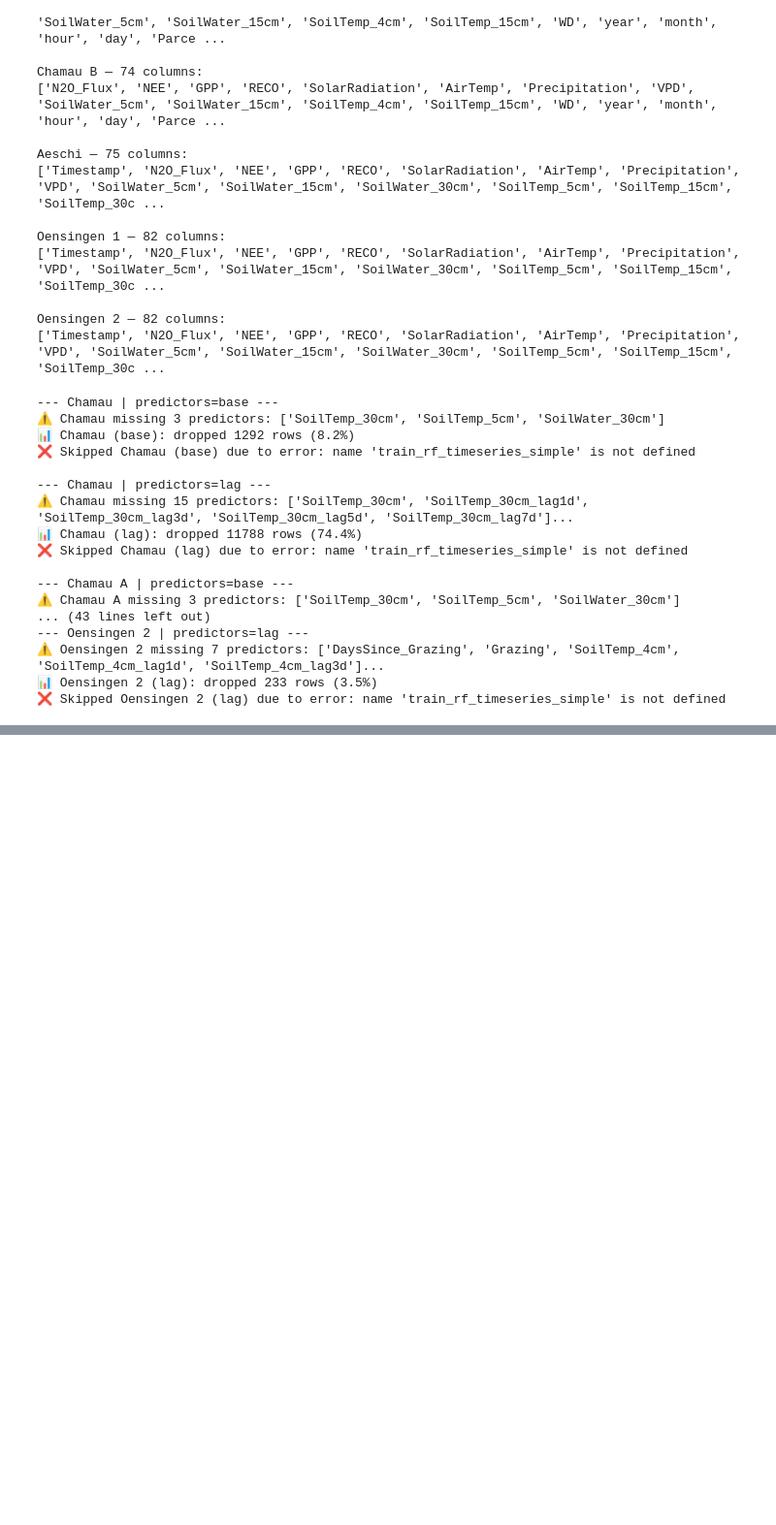
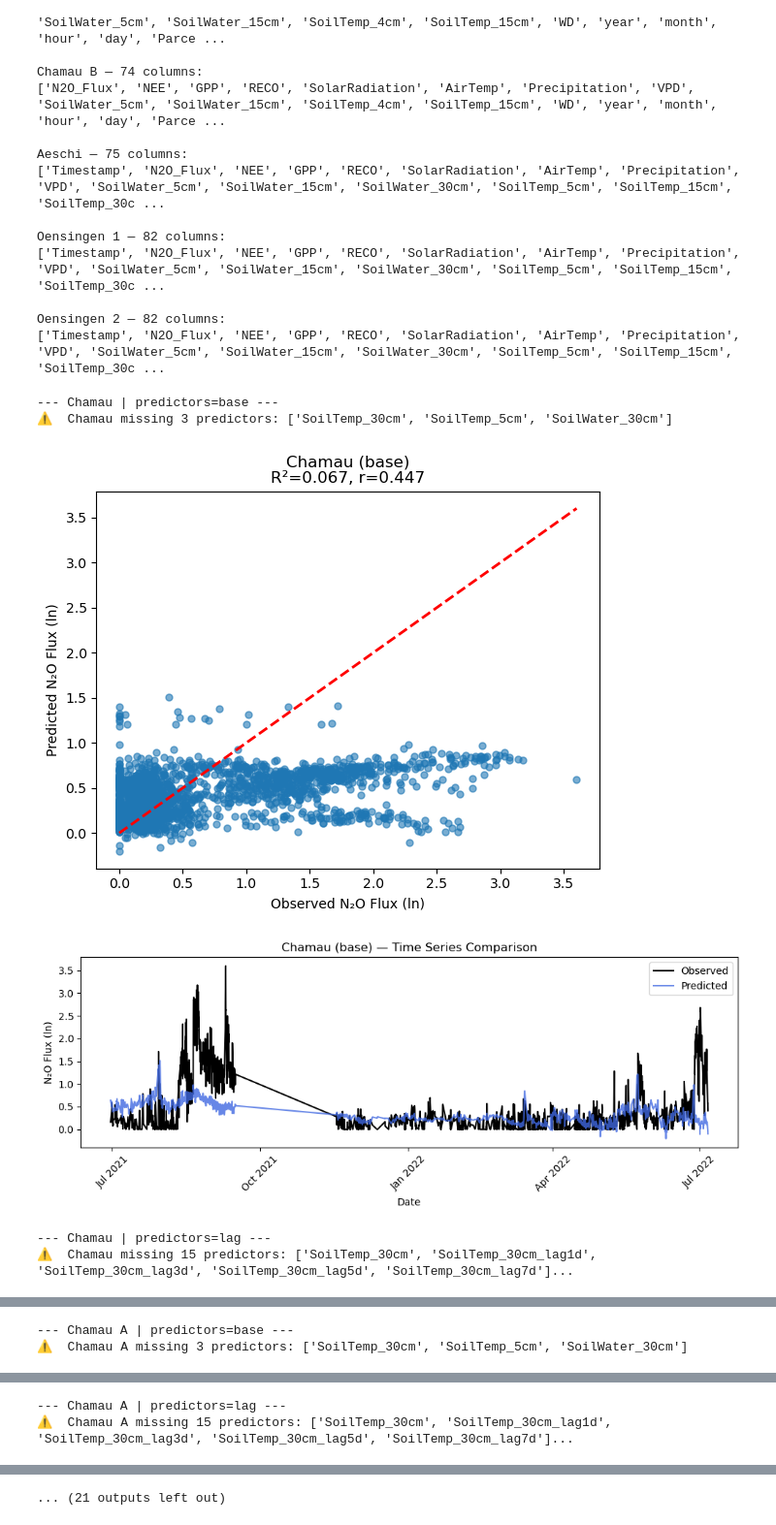
Before and after one commit to AndreasHiropedi/N2O_Emissions_Prediction, a Jupyter notebook: baseline_experiments/ElasticNet_experiments.ipynb, the cells around one changed output, grey strips where cells are left out. Shown at 97% size. Saved outputs shown, nothing was run; the diff lists cells and outputs as text; code cells hidden in the pictures; blank space fills up the shorter version.

```diff
--- a/baseline_experiments/ElasticNet_experiments.ipynb
+++ b/baseline_experiments/ElasticNet_experiments.ipynb
@@ -312,6 +312,7 @@ def train_elasticnet_timeseries_split(
 import matplotlib.pyplot as plt
 import pandas as pd
 import numpy as np
+import matplotlib.dates as mdates
 
 results = []
 
@@ -370,49 +371,49 @@ for name, df in datasets.items():
             plt.tight_layout()
             plt.show()
 
             # --- Time series plot (observed vs predicted) ---
             plt.figure(figsize=(10, 4))
             plt.plot(test_dates, y_test, label="Observed", color="black", lw=1.5)
             plt.plot(test_dates, y_pred, label="Predicted", color="royalblue", lw=1.5, alpha=0.8)
-            plt.xlabel("Date")
-            plt.ylabel("N₂O Flux (ln)")
-            plt.title(f"{name} ({set_name}) — Time Series Comparison")
+
+            ax = plt.gca()
+            ax.set_xlabel("Date")
+            ax.set_ylabel("N₂O Flux (ln)")
+            ax.set_title(f"{name} ({set_name}) — Time Series Comparison")
+
+
+            # Set monthly ticks
+            ax.xaxis.set_major_locator(mdates.MonthLocator(interval=3))    # show every 3 months
+            ax.xaxis.set_major_formatter(mdates.DateFormatter("%b %Y"))    # format as "Jan 2022"
+
+            # Rotate ticks for readability
+            plt.xticks(rotation=45)
+
             plt.legend()
             plt.tight_layout()
             plt.show()
 
         except Exception as e:
             print(f"Skipped {name} ({set_name}) due to error: {e}")
             results.append({
                 "Dataset": name,
                 "Predictor_Set": set_name,
                 "R²": None,
                 "Pearson_r": None,
                 "Best Alpha": None,
                 "Best l1_ratio": None,
                 "n_train": None,
                 "n_val": None,
                 "n_test": None
             })
 
 # --- Final summary ---
 results_df = pd.DataFrame(results).sort_values(by=["R²", "Pearson_r"], ascending=False)
 display(results_df)
 # %% [output]
 --- Chamau | predictors=base ---
-⚠️ Chamau missing 3 predictors: ['SoilTemp_30cm', 'SoilTemp_5cm', 'SoilWater_30cm']
-📊 Chamau (base): dropped 1292 rows (8.2%)
-❌ Skipped Chamau (base) due to error: name 'train_rf_timeseries_simple' is not defined
-
---- Chamau | predictors=lag ---
-⚠️ Chamau missing 15 predictors: ['SoilTemp_30cm', 'SoilTemp_30cm_lag1d', 'SoilTemp_30cm_lag3d', 'SoilTemp_30cm_lag5d', 'SoilTemp_30cm_lag7d']...
-📊 Chamau (lag): dropped 11788 rows (74.4%)
-❌ Skipped Chamau (lag) due to error: name 'train_rf_timeseries_simple' is not defined
-
---- Chamau A | predictors=base ---
-⚠️ Chamau A missing 3 predictors: ['SoilTemp_30cm', 'SoilTemp_5cm', 'SoilWater_30cm']
-... (43 lines left out)
---- Oensingen 2 | predictors=lag ---
-⚠️ Oensingen 2 missing 7 predictors: ['DaysSince_Grazing', 'Grazing', 'SoilTemp_4cm', 'SoilTemp_4cm_lag1d', 'SoilTemp_4cm_lag3d']...
-📊 Oensingen 2 (lag): dropped 233 rows (3.5%)
-❌ Skipped Oensingen 2 (lag) due to error: name 'train_rf_timeseries_simple' is not defined
+⚠️  Chamau missing 3 predictors: ['SoilTemp_30cm', 'SoilTemp_5cm', 'SoilWater_30cm']
+[figure, added]
+[figure, added]
+--- Chamau | predictors=lag ---
+⚠️  Chamau missing 15 predictors: ['SoilTemp_30cm', 'SoilTemp_30cm_lag1d', 'SoilTemp_30cm_lag3d', 'SoilTemp_30cm_lag5d', 'SoilTemp_30cm_lag7d']...
@@ -418,0 +422,2 @@ display(results_df)
+--- Chamau A | predictors=base ---
+⚠️  Chamau A missing 3 predictors: ['SoilTemp_30cm', 'SoilTemp_5cm', 'SoilWater_30cm']
@@ -418,0 +426,2 @@ display(results_df)
+--- Chamau A | predictors=lag ---
+⚠️  Chamau A missing 15 predictors: ['SoilTemp_30cm', 'SoilTemp_30cm_lag1d', 'SoilTemp_30cm_lag3d', 'SoilTemp_30cm_lag5d', 'SoilTemp_30cm_lag7d']...
@@ -419,3 +430,4 @@ display(results_df)
+... (21 outputs left out)
 # %%
 datasets = {
     "Chamau Daily": chamau_daily,
```
Also changed, not shown: parts of 3 cells of this notebook, 22 other files.
